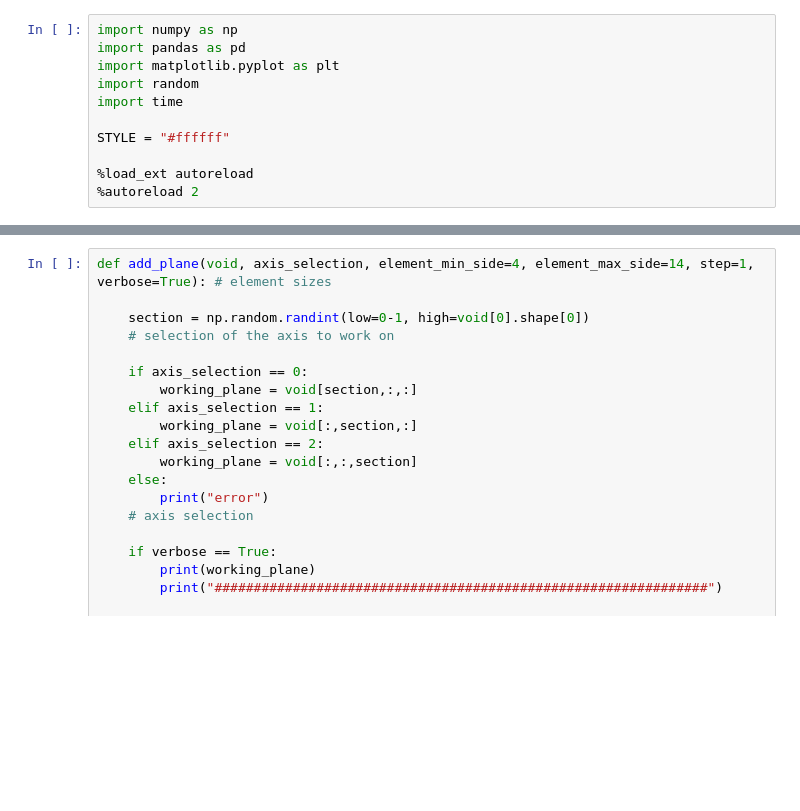
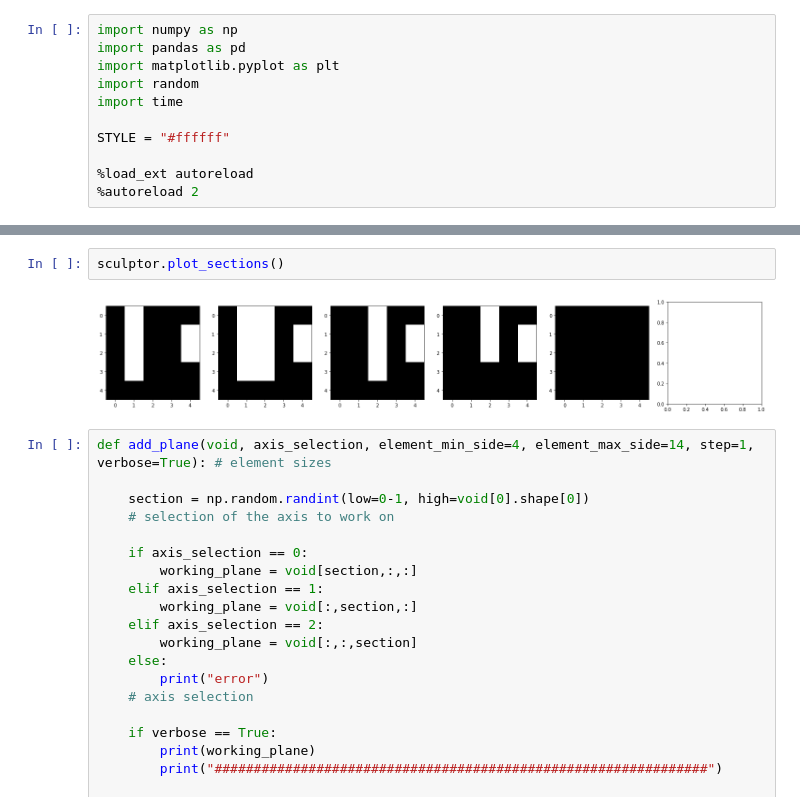
Before and after one commit to juan-garassino/imageWaves, a Jupyter notebook: generate-elements.ipynb, the cells around one changed output, grey strips where cells are left out. Saved outputs shown, nothing was run; the diff lists cells and outputs as text; blank space fills up the shorter version.

```diff
--- a/generate-elements.ipynb
+++ b/generate-elements.ipynb
@@ -12,3 +169,7 @@ STYLE = "#ffffff"
+# %%
+sculptor.plot_sections()
+# %% [output]
+[figure, added]
 # %%
 def add_plane(void, axis_selection, element_min_side=4, element_max_side=14, step=1, verbose=True): # element sizes
 
```
Also changed, not shown: parts of 8 cells of this notebook.
